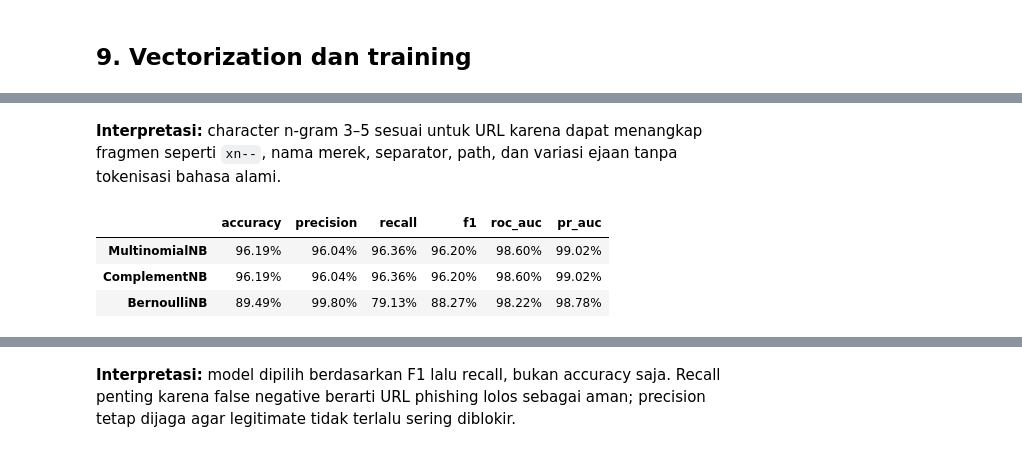
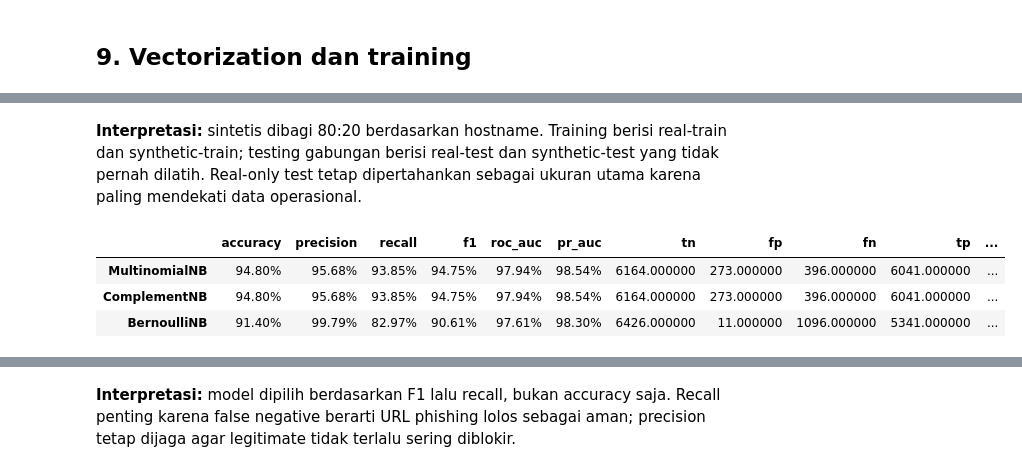
Before and after one commit to gumelarakhirul/NaiveBayes, a Jupyter notebook: Project_Final_NaiveBayes_Punycode_Balanced.ipynb, the cells around one changed output, grey strips where cells are left out. Cells and saved outputs as stored; diff of their text form; code cells hidden in the pictures.

```diff
--- a/Project_Final_NaiveBayes_Punycode_Balanced.ipynb
+++ b/Project_Final_NaiveBayes_Punycode_Balanced.ipynb
@@ -288,28 +339,33 @@ Train: (180000, 150000) | Test: (14228, 150000)
 # %% [markdown]
-**Interpretasi:** character n-gram 3–5 sesuai untuk URL karena dapat menangkap fragmen seperti `xn--`, nama merek, separator, path, dan variasi ejaan tanpa tokenisasi bahasa alami.
+**Interpretasi:** sintetis dibagi 80:20 berdasarkan hostname. Training berisi real-train dan synthetic-train; testing gabungan berisi real-test dan synthetic-test yang tidak pernah dilatih. Real-only test tetap dipertahankan sebagai ukuran utama karena paling mendekati data operasional.
 # %%
-models = {
-    'MultinomialNB': MultinomialNB(alpha=.05),
-    'ComplementNB': ComplementNB(alpha=.05),
-    'BernoulliNB': BernoulliNB(alpha=.05, binarize=.0)
-}
-results, fitted = {}, {}
-for name, model in models.items():
-    model.fit(X_train, train.label)
-    proba = model.predict_proba(X_test)[:,1]
-    pred = (proba >= .5).astype(int)
-    p,r,f1,_ = precision_recall_fscore_support(real_test.label, pred,
-                                                average='binary')
-    results[name] = {
-        'accuracy': accuracy_score(real_test.label,pred), 'precision':p,
-        'recall':r, 'f1':f1, 'roc_auc':roc_auc_score(real_test.label,proba),
-        'pr_auc':average_precision_score(real_test.label,proba)
-    }
-    fitted[name] = model
-comparison = pd.DataFrame(results).T.sort_values(['f1','recall'], ascending=False)
-comparison.style.format('{:.2%}')
+models={
+ "MultinomialNB":MultinomialNB(alpha=.05),
+ "ComplementNB":ComplementNB(alpha=.05),
+ "BernoulliNB":BernoulliNB(alpha=.05,binarize=.0)}
+def metric_set(y,probability):
+    prediction=(probability>=.5).astype(int)
+    precision,recall,f1,_=precision_recall_fscore_support(
+        y,prediction,average="binary",zero_division=0)
+    tn,fp,fn,tp=confusion_matrix(y,prediction).ravel()
+    return {"accuracy":accuracy_score(y,prediction),"precision":precision,
+      "recall":recall,"f1":f1,"roc_auc":roc_auc_score(y,probability),
+      "pr_auc":average_precision_score(y,probability),"tn":int(tn),
+      "fp":int(fp),"fn":int(fn),"tp":int(tp),"test_size":len(y)}
+results_real,results_mixed,fitted={},{},{}
+for name,model in models.items():
+    model.fit(X_train,train.label)
+    results_real[name]=metric_set(real_test.label.to_numpy(),
+                                   model.predict_proba(X_test)[:,1])
+    results_mixed[name]=metric_set(mixed_test.label.to_numpy(),
+                                    model.predict_proba(X_mixed)[:,1])
+    fitted[name]=model
+display(pd.DataFrame(results_real).T.style.format(
+    {k:"{:.2%}" for k in ["accuracy","precision","recall","f1","roc_auc","pr_auc"]}))
+display(pd.DataFrame(results_mixed).T.style.format(
+    {k:"{:.2%}" for k in ["accuracy","precision","recall","f1","roc_auc","pr_auc"]}))
 # %% [output]
-|  | accuracy | precision | recall | f1 | roc_auc | pr_auc |
-| MultinomialNB | 96.19% | 96.04% | 96.36% | 96.20% | 98.60% | 99.02% |
-| ComplementNB | 96.19% | 96.04% | 96.36% | 96.20% | 98.60% | 99.02% |
-| BernoulliNB | 89.49% | 99.80% | 79.13% | 88.27% | 98.22% | 98.78% |
+|  | accuracy | precision | recall | f1 | roc_auc | pr_auc | tn | fp | fn | tp | ... |
+| MultinomialNB | 94.80% | 95.68% | 93.85% | 94.75% | 97.94% | 98.54% | 6164.000000 | 273.000000 | 396.000000 | 6041.000000 | ... |
+| ComplementNB | 94.80% | 95.68% | 93.85% | 94.75% | 97.94% | 98.54% | 6164.000000 | 273.000000 | 396.000000 | 6041.000000 | ... |
+| BernoulliNB | 91.40% | 99.79% | 82.97% | 90.61% | 97.61% | 98.30% | 6426.000000 | 11.000000 | 1096.000000 | 5341.000000 | ... |
```
Also changed, not shown: parts of 17 cells of this notebook, 3 other files.
